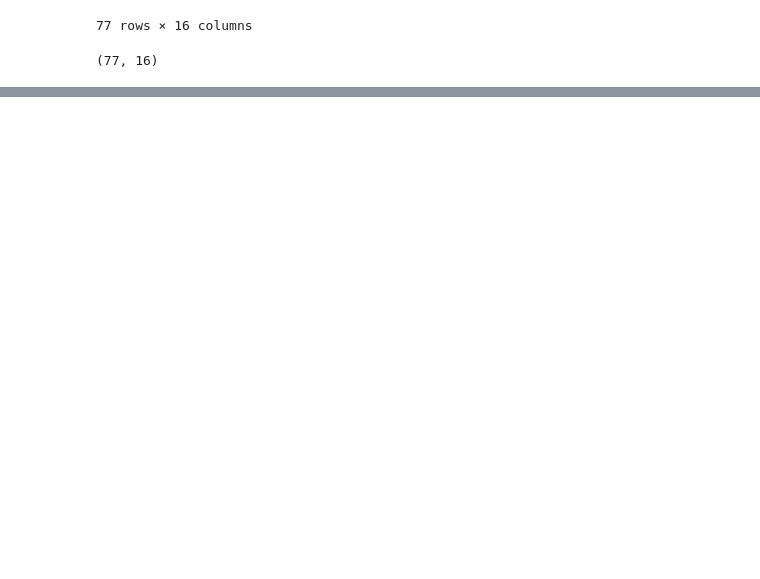
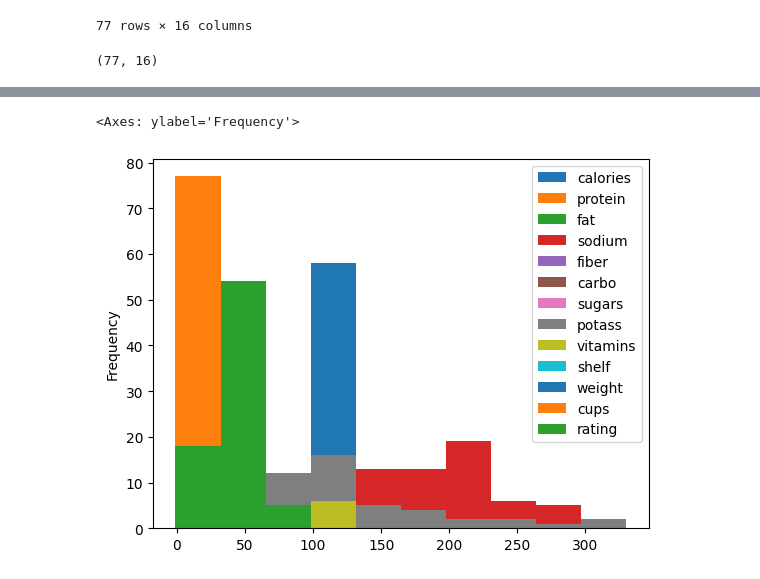
Before and after one commit to Sru-j/daily_lab_activities, a Jupyter notebook: box_plot_mine.ipynb, the cells around one changed output, grey strips where cells are left out. Saved outputs shown, nothing was run; the diff lists cells and outputs as text; code cells hidden in the pictures; blank space fills up the shorter version.

```diff
--- a/box_plot_mine.ipynb
+++ b/box_plot_mine.ipynb
@@ -34,0 +88,5 @@ df.shape
+# %%
+df.plot(kind='hist')
+# %% [output]
+<Axes: ylabel='Frequency'>
+[figure, added]
```
Also changed, not shown: parts of 11 cells of this notebook.
